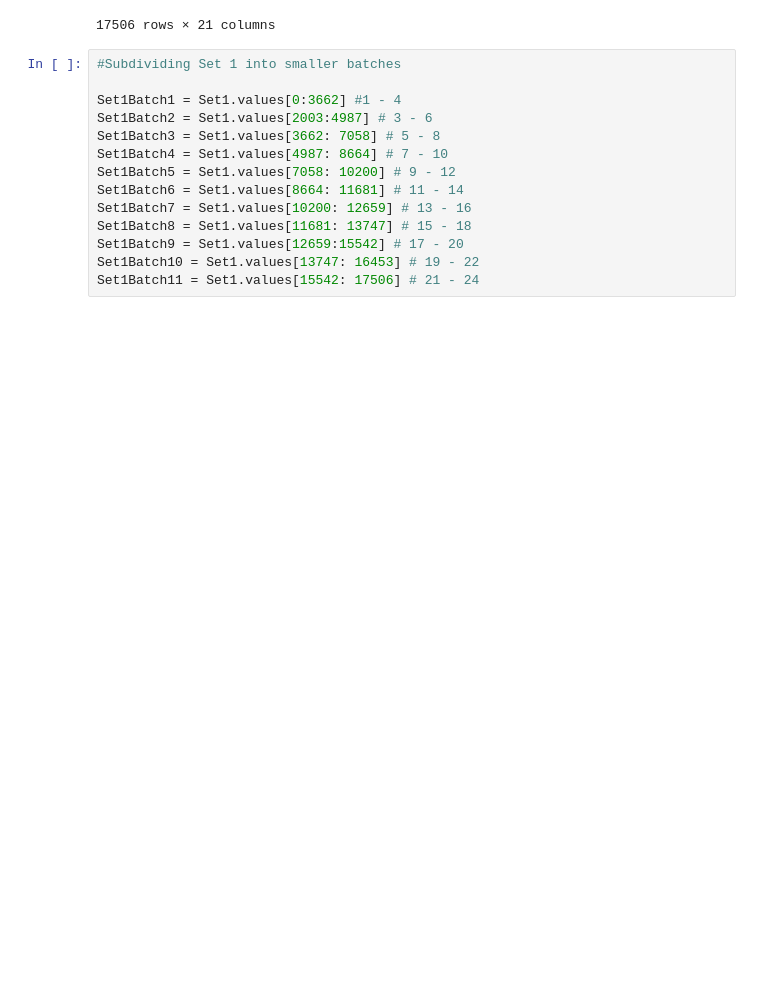
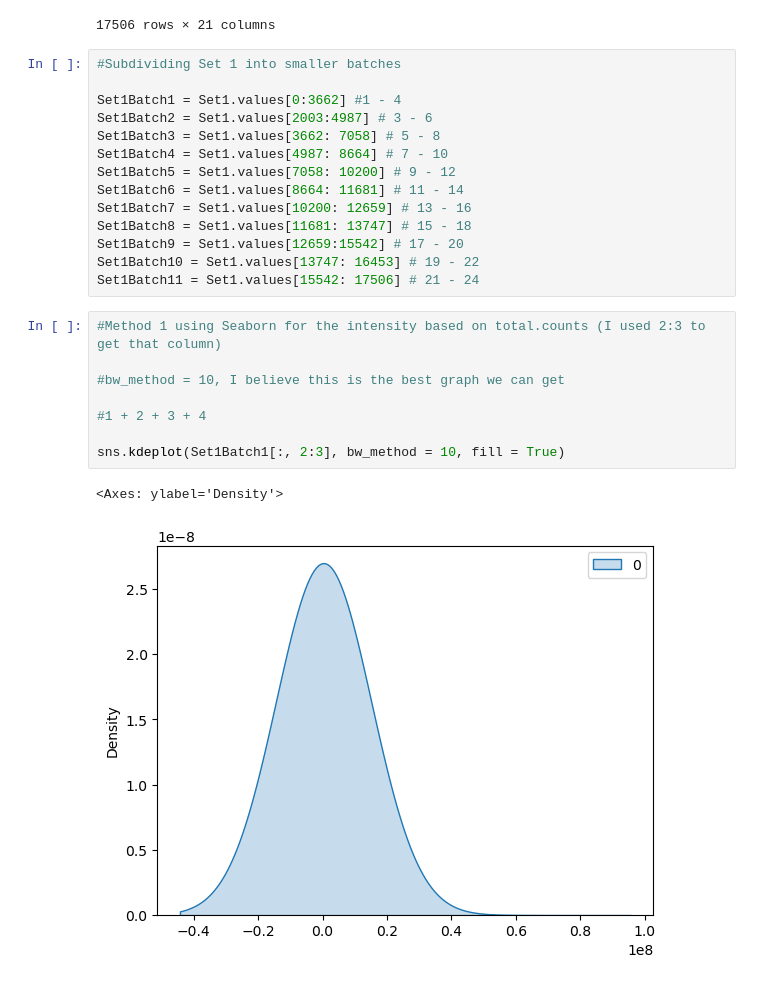
Before and after one commit to TR33-H/Data-Science-Project-1, a Jupyter notebook: Project1Task1.ipynb, the cells around one changed output. Cells and saved outputs as stored; diff of their text form; blank space fills up the shorter version.

Commit message:
With Method 1 from Task 1

```diff
--- a/Project1Task1.ipynb
+++ b/Project1Task1.ipynb
@@ -36,3 +42,14 @@ Set1Batch8 = Set1.values[11681: 13747] # 15 - 18
 Set1Batch9 = Set1.values[12659:15542] # 17 - 20
 Set1Batch10 = Set1.values[13747: 16453] # 19 - 22
 Set1Batch11 = Set1.values[15542: 17506] # 21 - 24
+# %%
+#Method 1 using Seaborn for the intensity based on total.counts (I used 2:3 to get that column)
+
+#bw_method = 10, I believe this is the best graph we can get
+
+#1 + 2 + 3 + 4
+
+sns.kdeplot(Set1Batch1[:, 2:3], bw_method = 10, fill = True)
+# %% [output]
+<Axes: ylabel='Density'>
+[figure, added]
```
Also changed, not shown: parts of 5 cells of this notebook.
